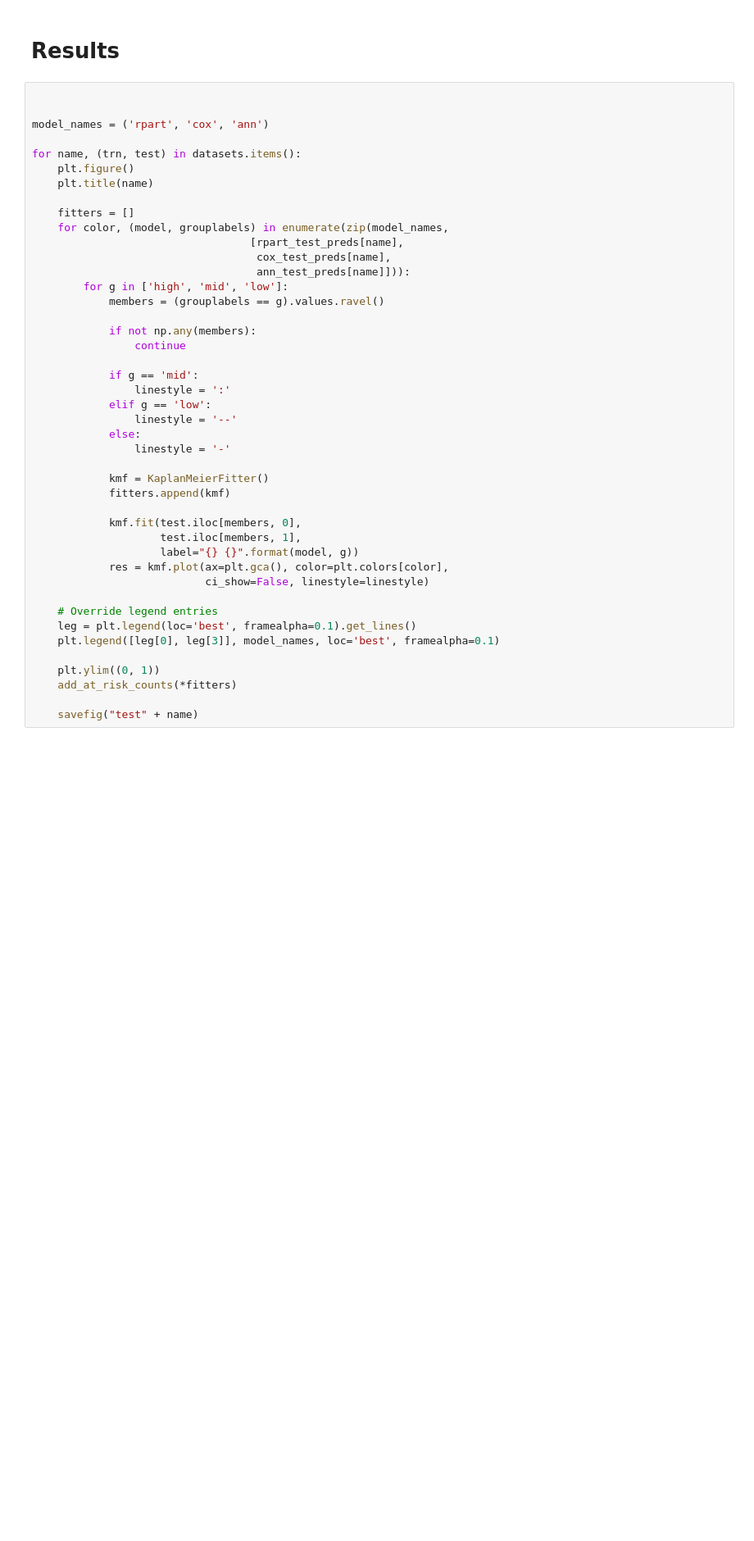
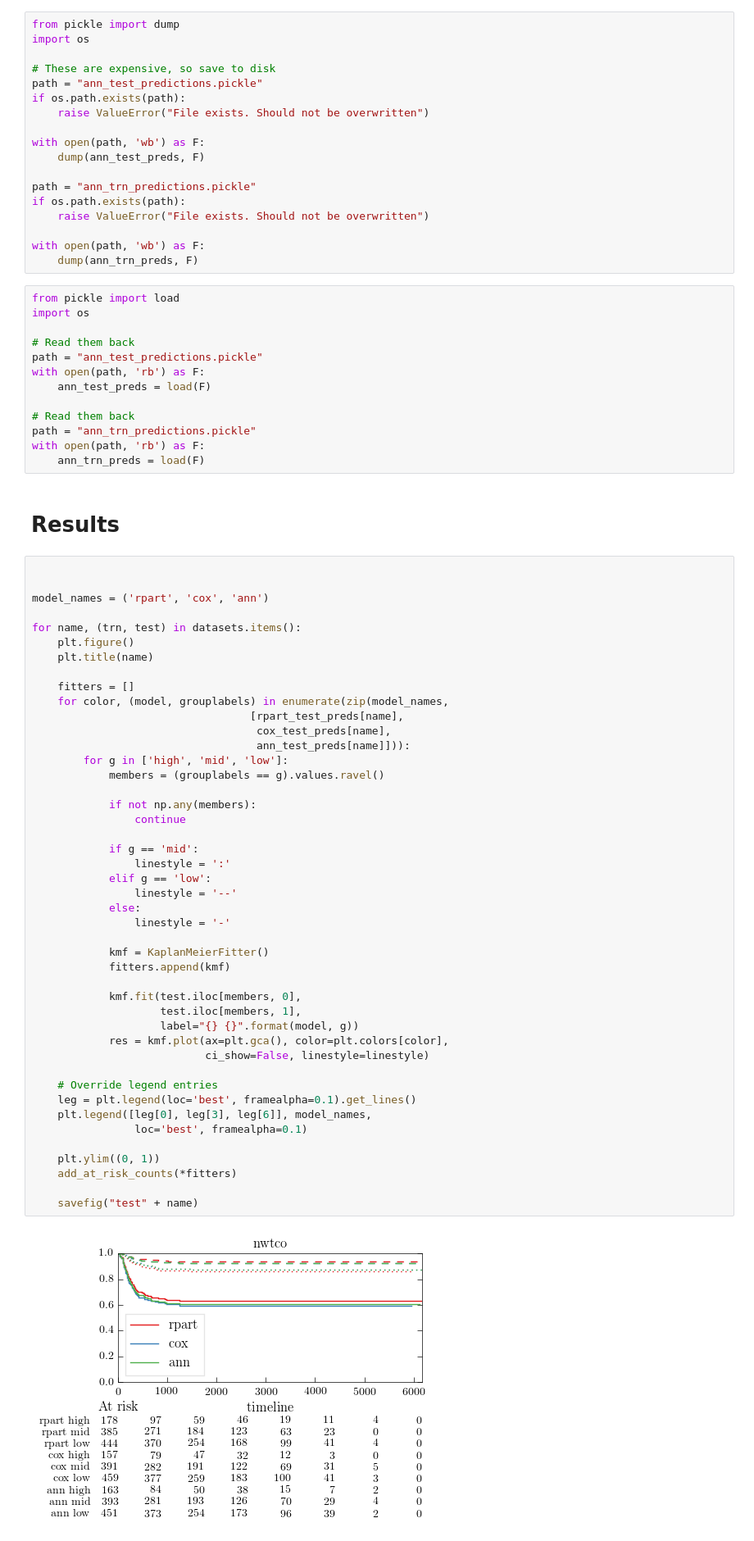
Before and after one commit to spacecowboy/article-annriskgroups-source, a Jupyter notebook: TestData.ipynb, the cells around one changed output. Shown at 82% size. Cells and saved outputs as stored; diff of their text form; blank space fills up the shorter version.

Commit message:
Test runs complete
Signed-off-by: Jonas Kalderstam <jonas@kalderstam.se>

```diff
--- a/TestData.ipynb
+++ b/TestData.ipynb
@@ -380,3 +392,34 @@ for name, (trn, test) in datasets.items():
+# %%
+from pickle import dump
+import os
+
+# These are expensive, so save to disk
+path = "ann_test_predictions.pickle"
+if os.path.exists(path):
+    raise ValueError("File exists. Should not be overwritten")
+
+with open(path, 'wb') as F:
+    dump(ann_test_preds, F)
+
+path = "ann_trn_predictions.pickle"
+if os.path.exists(path):
+    raise ValueError("File exists. Should not be overwritten")
+
+with open(path, 'wb') as F:
+    dump(ann_trn_preds, F)
+# %%
+from pickle import load
+import os
+
+# Read them back
+path = "ann_test_predictions.pickle"
+with open(path, 'rb') as F:
+    ann_test_preds = load(F)
+
+# Read them back
+path = "ann_trn_predictions.pickle"
+with open(path, 'rb') as F:
+    ann_trn_preds = load(F)
 # %% [markdown]
 # Results
 # %%
@@ -395,31 +438,34 @@ for name, (trn, test) in datasets.items():
                                    ann_test_preds[name]])):
         for g in ['high', 'mid', 'low']:
             members = (grouplabels == g).values.ravel()
 
             if not np.any(members):
                 continue
 
             if g == 'mid':
                 linestyle = ':'
             elif g == 'low':
                 linestyle = '--'
             else:
                 linestyle = '-'
 
             kmf = KaplanMeierFitter()
             fitters.append(kmf)
 
             kmf.fit(test.iloc[members, 0],
                     test.iloc[members, 1],
                     label="{} {}".format(model, g))
             res = kmf.plot(ax=plt.gca(), color=plt.colors[color],
                            ci_show=False, linestyle=linestyle)
 
     # Override legend entries
     leg = plt.legend(loc='best', framealpha=0.1).get_lines()
-    plt.legend([leg[0], leg[3]], model_names, loc='best', framealpha=0.1)
+    plt.legend([leg[0], leg[3], leg[6]], model_names,
+                loc='best', framealpha=0.1)
 
     plt.ylim((0, 1))
     add_at_risk_counts(*fitters)
 
     savefig("test" + name)
+# %% [output]
+[figure, added]
```
Also changed, not shown: parts of 6 cells of this notebook.
